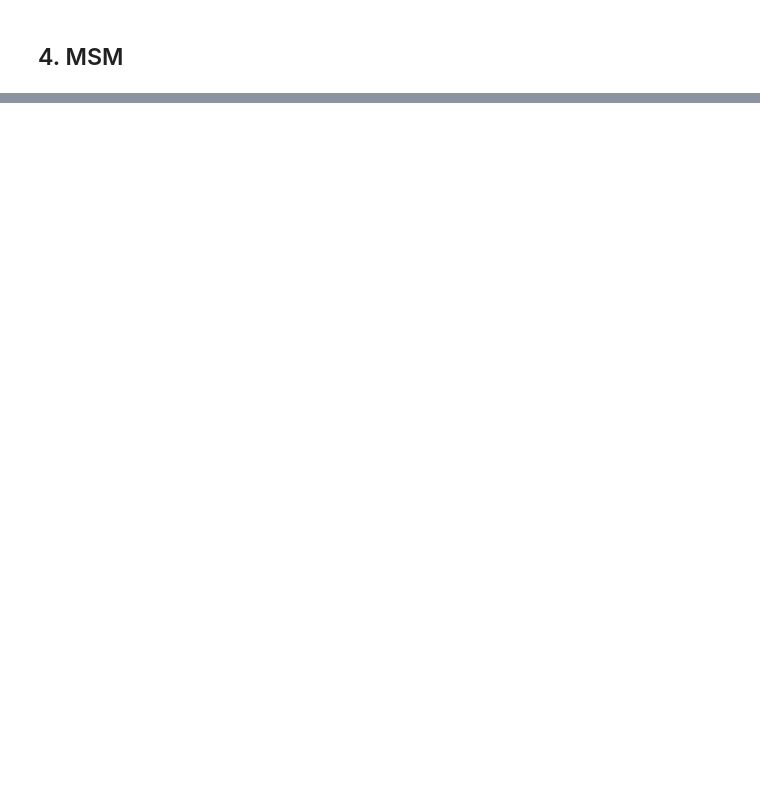
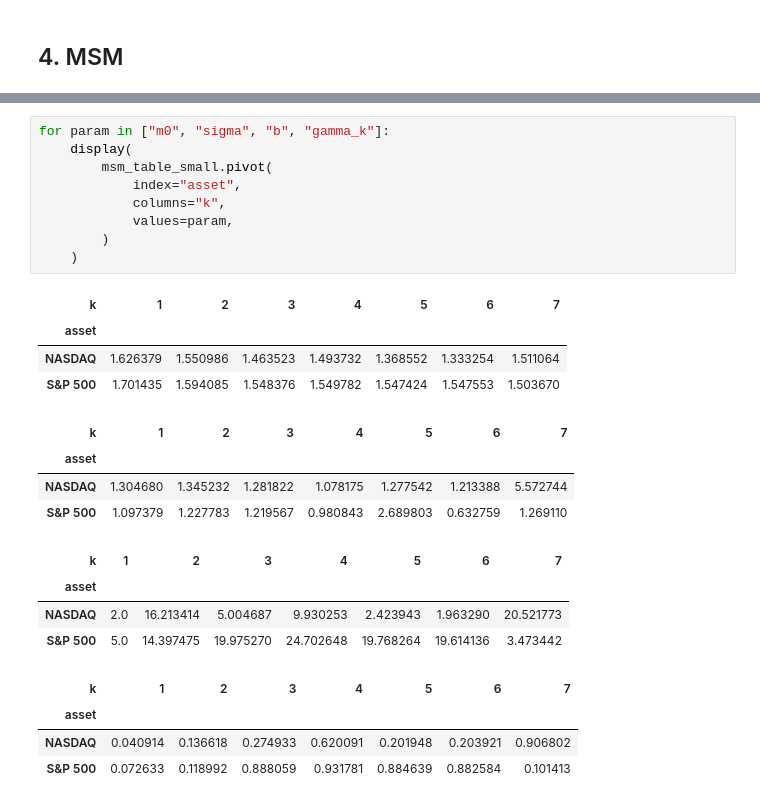
Before and after one commit to nathanli11/Forecasting_market_risk-Copula_MSM_Approach, a Jupyter notebook: notebooks/replication_workflow.ipynb, the cells around one changed output, grey strips where cells are left out. Saved outputs shown, nothing was run; the diff lists cells and outputs as text; blank space fills up the shorter version.

```diff
--- a/notebooks/replication_workflow.ipynb
+++ b/notebooks/replication_workflow.ipynb
@@ -181,0 +245,26 @@ historical_var
+# %%
+for param in ["m0", "sigma", "b", "gamma_k"]:
+    display(
+        msm_table_small.pivot(
+            index="asset",
+            columns="k",
+            values=param,
+        )
+    )
+# %% [output]
+| k | 1 | 2 | 3 | 4 | 5 | 6 | 7 |
+| asset |  |  |  |  |  |  |  |
+| NASDAQ | 1.626379 | 1.550986 | 1.463523 | 1.493732 | 1.368552 | 1.333254 | 1.511064 |
+| S&P 500 | 1.701435 | 1.594085 | 1.548376 | 1.549782 | 1.547424 | 1.547553 | 1.503670 |
+| k | 1 | 2 | 3 | 4 | 5 | 6 | 7 |
+| asset |  |  |  |  |  |  |  |
+| NASDAQ | 1.304680 | 1.345232 | 1.281822 | 1.078175 | 1.277542 | 1.213388 | 5.572744 |
+| S&P 500 | 1.097379 | 1.227783 | 1.219567 | 0.980843 | 2.689803 | 0.632759 | 1.269110 |
+| k | 1 | 2 | 3 | 4 | 5 | 6 | 7 |
+| asset |  |  |  |  |  |  |  |
+| NASDAQ | 2.0 | 16.213414 | 5.004687 | 9.930253 | 2.423943 | 1.963290 | 20.521773 |
+| S&P 500 | 5.0 | 14.397475 | 19.975270 | 24.702648 | 19.768264 | 19.614136 | 3.473442 |
+| k | 1 | 2 | 3 | 4 | 5 | 6 | 7 |
+| asset |  |  |  |  |  |  |  |
+| NASDAQ | 0.040914 | 0.136618 | 0.274933 | 0.620091 | 0.201948 | 0.203921 | 0.906802 |
+| S&P 500 | 0.072633 | 0.118992 | 0.888059 | 0.931781 | 0.884639 | 0.882584 | 0.101413 |
```
Also changed, not shown: parts of 11 cells of this notebook, 3 other files.
